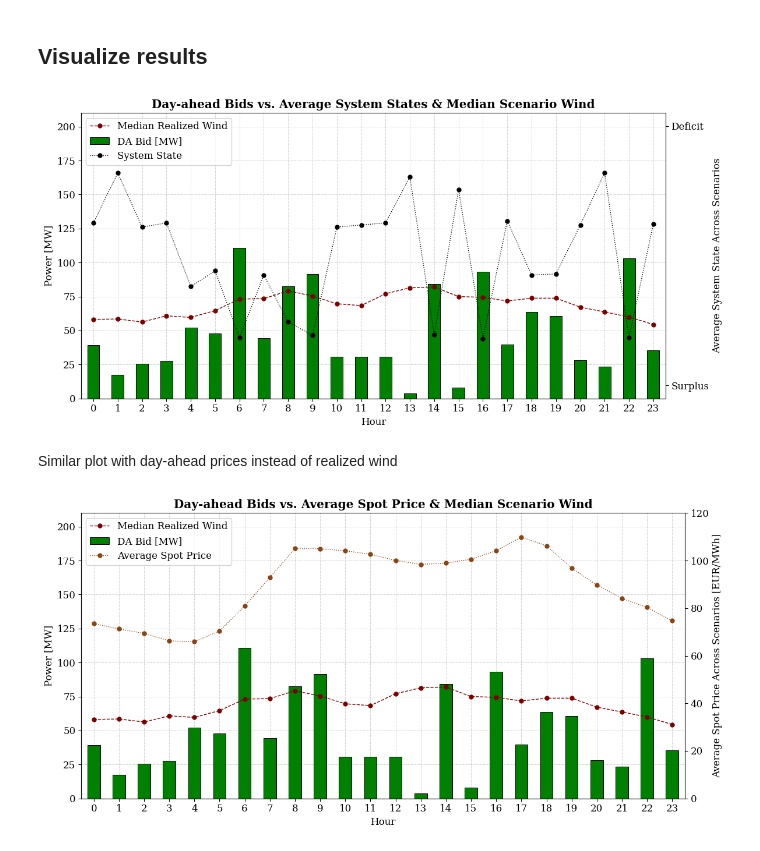
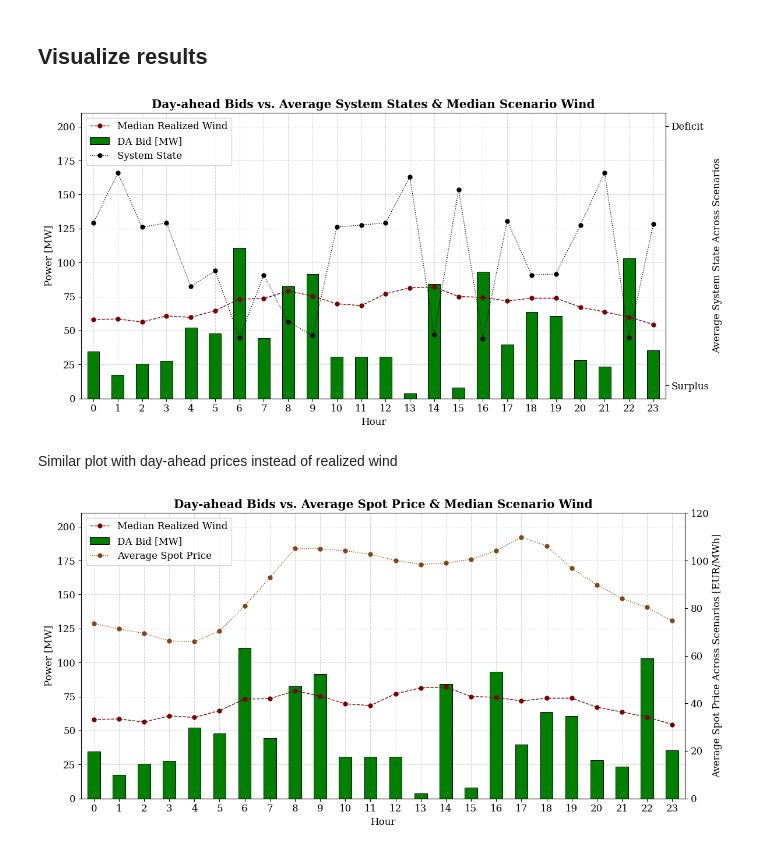
Before and after one commit to Hvid1999/46755, a Jupyter notebook: Assignment 2/task_1a_1b.ipynb, the cells around one changed output. Drawn from its saved outputs; the diff is of its cells as text; code cells hidden in the pictures.

```diff
--- a/Assignment 2/task_1a_1b.ipynb
+++ b/Assignment 2/task_1a_1b.ipynb
@@ -147,6 +147,6 @@ def solve_op_scheme(scenarios, WIND_CAPACITY, T, OMEGA):
         print("Optimization was not successful.")
         return None, None
 # %%
-p_DA, results = solve_op_scheme(scenarios, WIND_CAPACITY, T, OMEGA)
-results['Summary']
+p_DA_op, results_op = solve_op_scheme(scenarios, WIND_CAPACITY, T, OMEGA)
+results_op['Summary']
 # %% [output]
@@ -403,7 +403,7 @@ def solve_tp_scheme(scenarios, WIND_CAPACITY, T, OMEGA):
         print("Optimization was not successful.")
         return None, None
 # %%
-p_DA, results = solve_tp_scheme(scenarios, WIND_CAPACITY, T, OMEGA)
-results['Summary']
+p_DA_tp, results_tp = solve_tp_scheme(scenarios, WIND_CAPACITY, T, OMEGA)
+results_tp['Summary']
 # %% [output]
 -----------------------------------------------
@@ -480,7 +480,7 @@ fig = plt.figure(figsize=(12, 6))
 ax1 = fig.gca()
 
 #plot day-ahead bid for each hour
-results['Summary']['DA Bid [MW]'].to_frame().plot.bar(ax = ax1, label='Day-ahead bid', color='green', edgecolor='black', linewidth=0.7, align='center', width=0.5)
+results_tp['Summary']['DA Bid [MW]'].to_frame().plot.bar(ax = ax1, label='Day-ahead bid', color='green', edgecolor='black', linewidth=0.7, align='center', width=0.5)
 ax1.set_xlabel('Hour')
 ax1.set_ylabel('Power [MW]')
 
@@ -494,35 +494,35 @@ ax2 = ax1.twinx()
 ax2.plot(average_system_state, color='black', linewidth=1, label='System State', marker='o', markersize=5, linestyle=':')
 
 #plot median realized wind power across scenarios as black line
-ax1.plot(results['Summary']['Median Wind [MW]'], color='maroon', linewidth=1, marker='o', markersize=5,linestyle='--', label='Median Realized Wind')
+ax1.plot(results_tp['Summary']['Median Wind [MW]'], color='maroon', linewidth=1, marker='o', markersize=5,linestyle='--', label='Median Realized Wind')
 
 ax1.set_ylim([0,1.05 *WIND_CAPACITY])
 
 # ask matplotlib for the plotted objects and their labels
 lines, labels = ax1.get_legend_handles_labels()
 lines2, labels2 = ax2.get_legend_handles_labels()
 ax1.legend(lines + lines2, labels + labels2, loc='upper left')
 
 ax1.set_title('Day-ahead Bids vs. Average System States & Median Scenario Wind', weight='bold')
 ax1.set_axisbelow(True)
 ax2.grid(False)
 
 ax1.set_xticklabels(ax1.get_xticklabels(), rotation=0)
 
 ax2.set_ylim([-0.05,1.05])
 ax2.set_yticks([0,1])
 ax2.set_yticklabels(['Surplus', 'Deficit'])
 
 ax2.set_ylabel('Average System State Across Scenarios')
 
 ax2.spines[['top','right']].set_visible(True)
 
 fig.tight_layout()
 
 #plt.savefig('Figures/Two-price_BID_vs_SYSTEMSTATE_and_WIND.png', dpi=300, bbox_inches='tight')
 plt.show()
 # %% [output]
-[figure, old version]
+[figure, new version]
 # %% [markdown]
 Similar plot with day-ahead prices instead of realized wind
 # %%
@@ -532,7 +532,7 @@ fig = plt.figure(figsize=(12, 6))
 ax1 = fig.gca()
 
 #plot day-ahead bid for each hour
-results['Summary']['DA Bid [MW]'].to_frame().plot.bar(ax = ax1, label='Day-ahead bid', color='green', edgecolor='black', linewidth=0.7, align='center', width=0.5)
+results_tp['Summary']['DA Bid [MW]'].to_frame().plot.bar(ax = ax1, label='Day-ahead bid', color='green', edgecolor='black', linewidth=0.7, align='center', width=0.5)
 ax1.set_xlabel('Hour')
 ax1.set_ylabel('Power [MW]')
 
@@ -549,7 +549,7 @@ average_spot_price = np.mean([scenarios[str(w)]['Spot Price [EUR/MWh]'] for w in
 ax2.plot(average_spot_price, color='saddlebrown', linewidth=1, label='Average Spot Price', marker='o', markersize=5, linestyle=':')
 
 #plot median realized wind power across scenarios as black line
-ax1.plot(results['Summary']['Median Wind [MW]'], color='maroon', linewidth=1, marker='o', markersize=5,linestyle='--', label='Median Realized Wind')
+ax1.plot(results_tp['Summary']['Median Wind [MW]'], color='maroon', linewidth=1, marker='o', markersize=5,linestyle='--', label='Median Realized Wind')
 
 ax1.set_ylim([0,1.05 *WIND_CAPACITY])
 
@@ -576,4 +576,4 @@ fig.tight_layout()
 
 plt.show()
 # %% [output]
-[figure, old version]
+[figure, new version]
```
Also changed, not shown: parts of 7 cells of this notebook, 5 other files.
